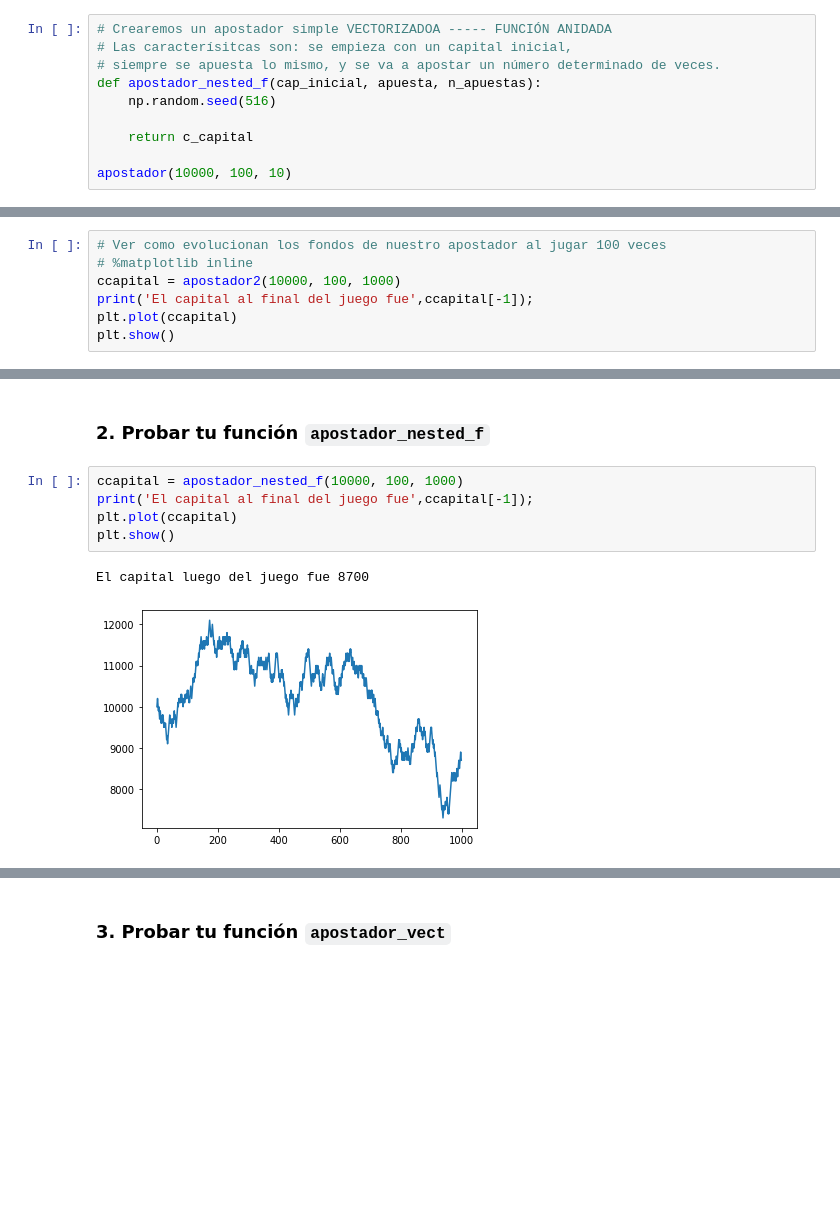
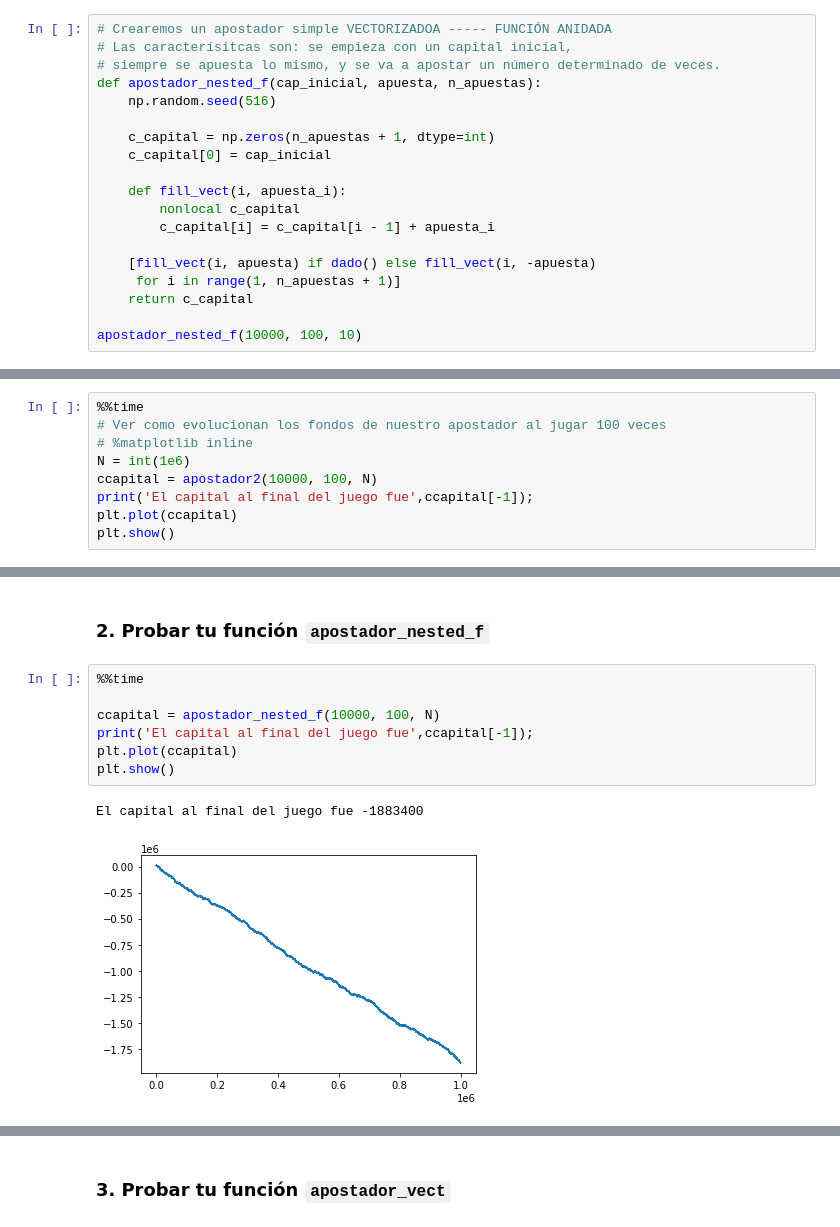
Before and after one commit to danielch4/SPF-2021-I, a Jupyter notebook: TEMA-1/Clase8_SimulacionMontecarlo.ipynb, the cells around one changed output, grey strips where cells are left out. Saved outputs shown, nothing was run; the diff lists cells and outputs as text; blank space fills up the shorter version.

```diff
--- a/TEMA-1/Clase8_SimulacionMontecarlo.ipynb
+++ b/TEMA-1/Clase8_SimulacionMontecarlo.ipynb
@@ -192,7 +218,16 @@ def apostador2(cap_inicial, apuesta, n_apuestas):
 def apostador_nested_f(cap_inicial, apuesta, n_apuestas):
     np.random.seed(516)
 
+    c_capital = np.zeros(n_apuestas + 1, dtype=int)
+    c_capital[0] = cap_inicial
+
+    def fill_vect(i, apuesta_i):
+        nonlocal c_capital
+        c_capital[i] = c_capital[i - 1] + apuesta_i
+
+    [fill_vect(i, apuesta) if dado() else fill_vect(i, -apuesta)
+     for i in range(1, n_apuestas + 1)]
     return c_capital
 
-apostador(10000, 100, 10)
+apostador_nested_f(10000, 100, 10)
 # %% [output]
@@ -210,9 +252,11 @@ def apostador_vect(cap_inicial, apuesta, n_apuestas):
 # %% [markdown]
 ### 1. Probar tu función `apostador2`
 # %%
+%%time
 # Ver como evolucionan los fondos de nuestro apostador al jugar 100 veces
 # %matplotlib inline
-ccapital = apostador2(10000, 100, 1000)
+N = int(1e6)
+ccapital = apostador2(10000, 100, N)
 print('El capital al final del juego fue',ccapital[-1]);
 plt.plot(ccapital)
 plt.show()
@@ -222,10 +268,12 @@ El capital luego del juego fue 8900
 # %% [markdown]
 ### 2. Probar tu función `apostador_nested_f`
 # %%
-ccapital = apostador_nested_f(10000, 100, 1000)
+%%time
+
+ccapital = apostador_nested_f(10000, 100, N)
 print('El capital al final del juego fue',ccapital[-1]);
 plt.plot(ccapital)
 plt.show()
 # %% [output]
-El capital luego del juego fue 8700
+El capital al final del juego fue -1883400
-[figure, old version]
+[figure, new version]
```
Also changed, not shown: parts of 17 cells of this notebook.
